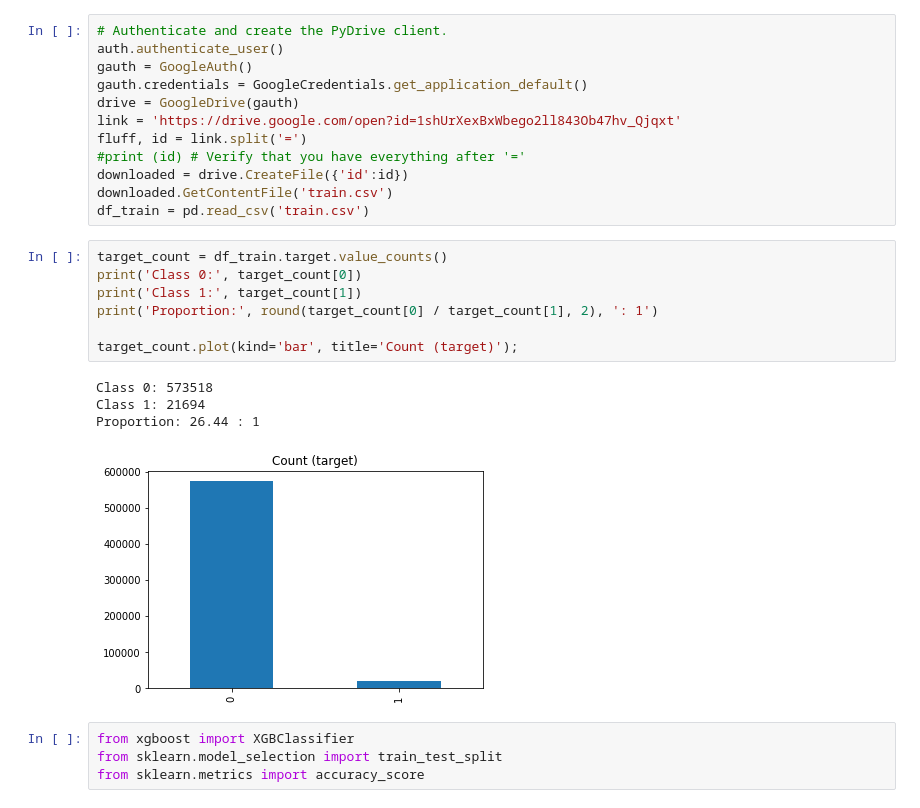
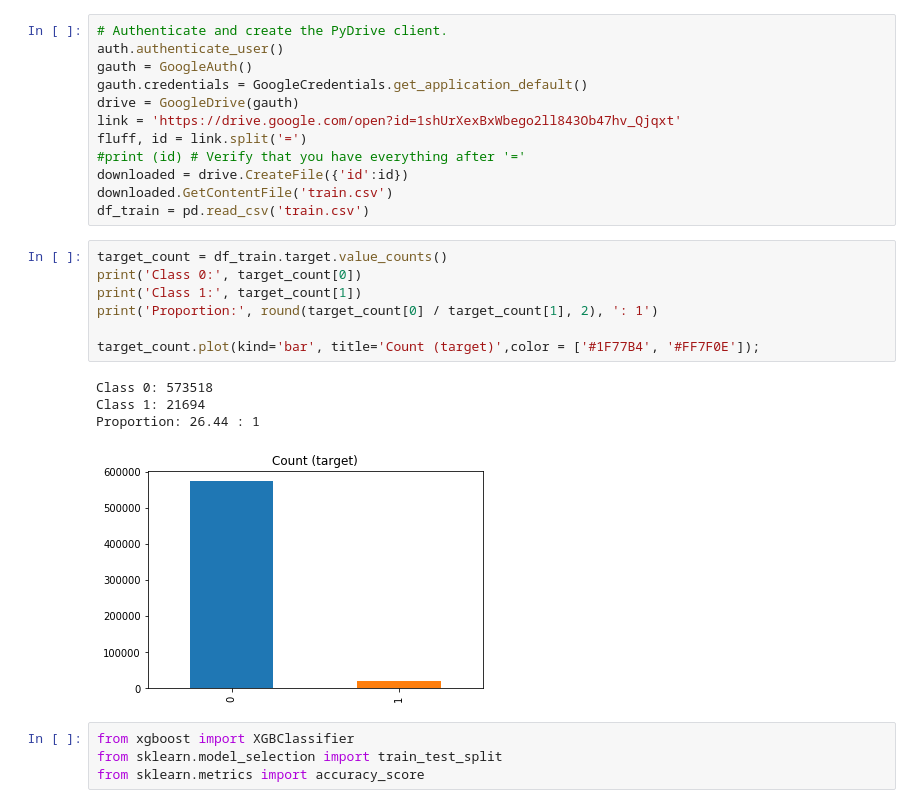
Before and after one commit to arthurvaz05/Python.Script, a Jupyter notebook: desbalanceamento.ipynb, the cells around one changed output. Saved outputs shown, nothing was run; the diff lists cells and outputs as text.

```diff
--- a/desbalanceamento.ipynb
+++ b/desbalanceamento.ipynb
@@ -26,15 +56,15 @@ df_train = pd.read_csv('train.csv')
 # %%
 target_count = df_train.target.value_counts()
 print('Class 0:', target_count[0])
 print('Class 1:', target_count[1])
 print('Proportion:', round(target_count[0] / target_count[1], 2), ': 1')
 
-target_count.plot(kind='bar', title='Count (target)');
+target_count.plot(kind='bar', title='Count (target)',color = ['#1F77B4', '#FF7F0E']);
 # %% [output]
 Class 0: 573518
 Class 1: 21694
 Proportion: 26.44 : 1
-[figure, old version]
+[figure, new version]
 # %%
 from xgboost import XGBClassifier
 from sklearn.model_selection import train_test_split
```
Also changed, not shown: parts of 3 cells of this notebook.
